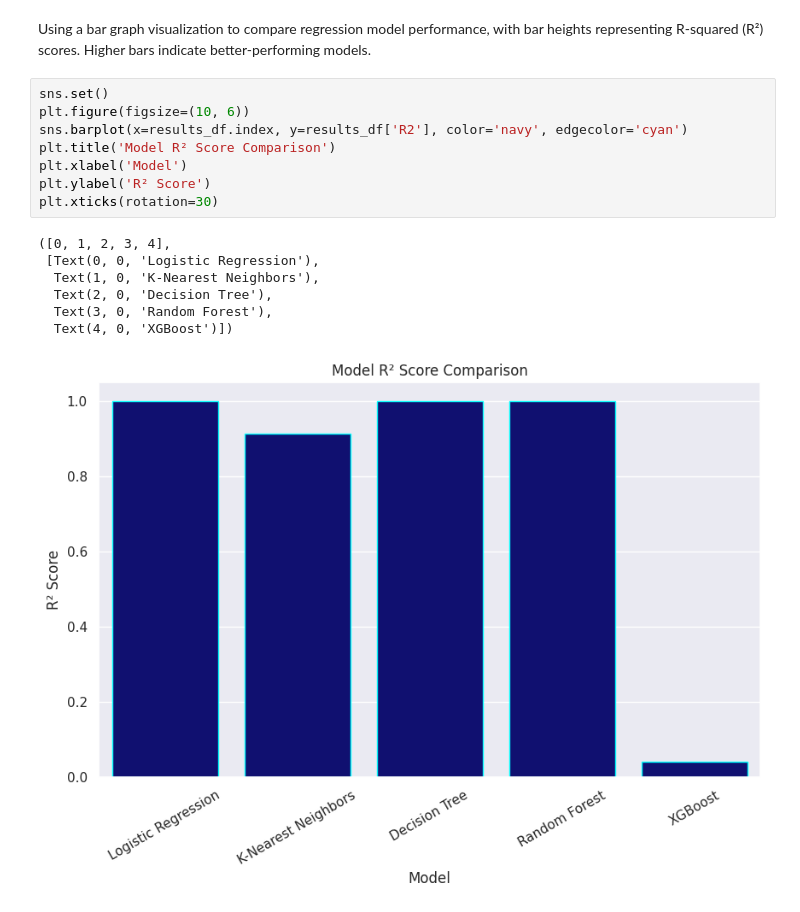
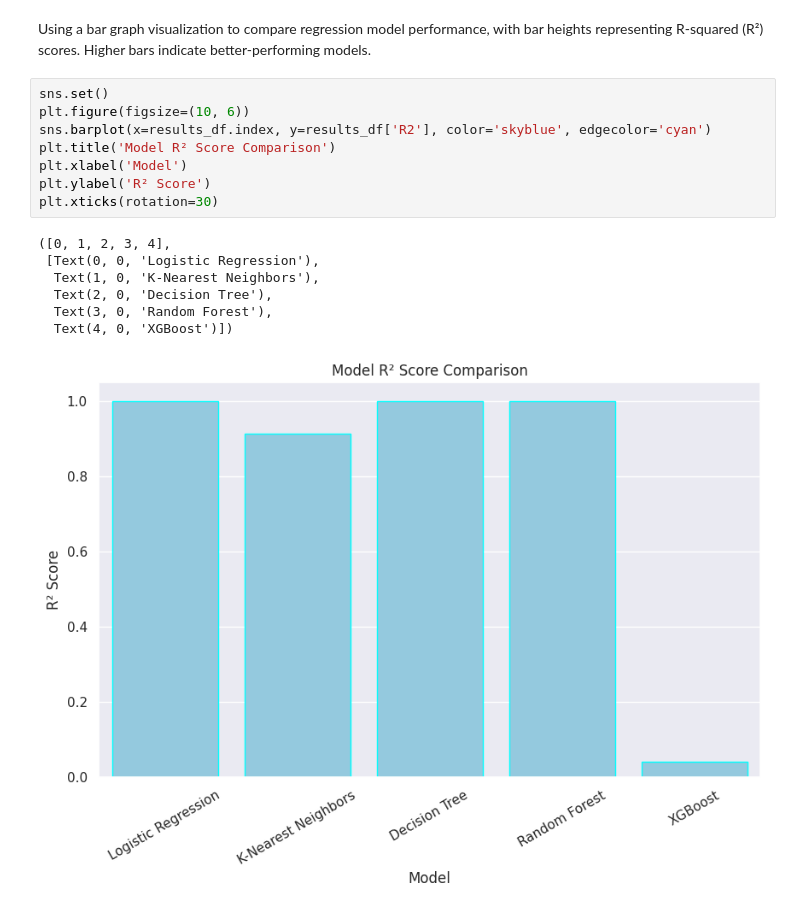
Before and after one commit to NMshoeb666/Neural-Nexus, a Jupyter notebook: MLfinals.ipynb, the cells around one changed output. Drawn from its saved outputs; the diff is of its cells as text.

```diff
--- a/MLfinals.ipynb
+++ b/MLfinals.ipynb
@@ -393,16 +393,16 @@ Using a bar graph visualization to compare regression model performance, with ba
 # %%
 sns.set()
 plt.figure(figsize=(10, 6))
-sns.barplot(x=results_df.index, y=results_df['R2'], color='navy', edgecolor='cyan')
+sns.barplot(x=results_df.index, y=results_df['R2'], color='skyblue', edgecolor='cyan')
 plt.title('Model R² Score Comparison')
 plt.xlabel('Model')
 plt.ylabel('R² Score')
 plt.xticks(rotation=30)
 # %% [output]
 ([0, 1, 2, 3, 4],
  [Text(0, 0, 'Logistic Regression'),
   Text(1, 0, 'K-Nearest Neighbors'),
   Text(2, 0, 'Decision Tree'),
   Text(3, 0, 'Random Forest'),
   Text(4, 0, 'XGBoost')])
-[figure, old version]
+[figure, new version]
```
